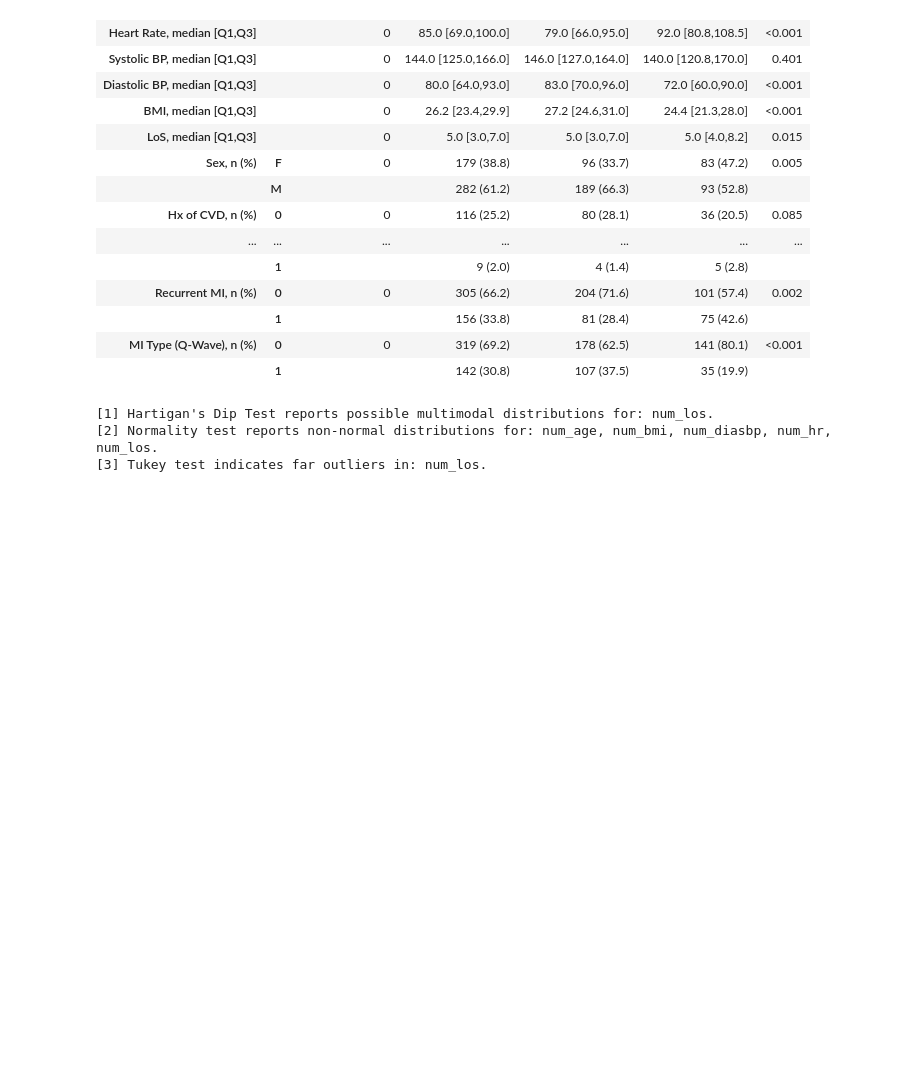
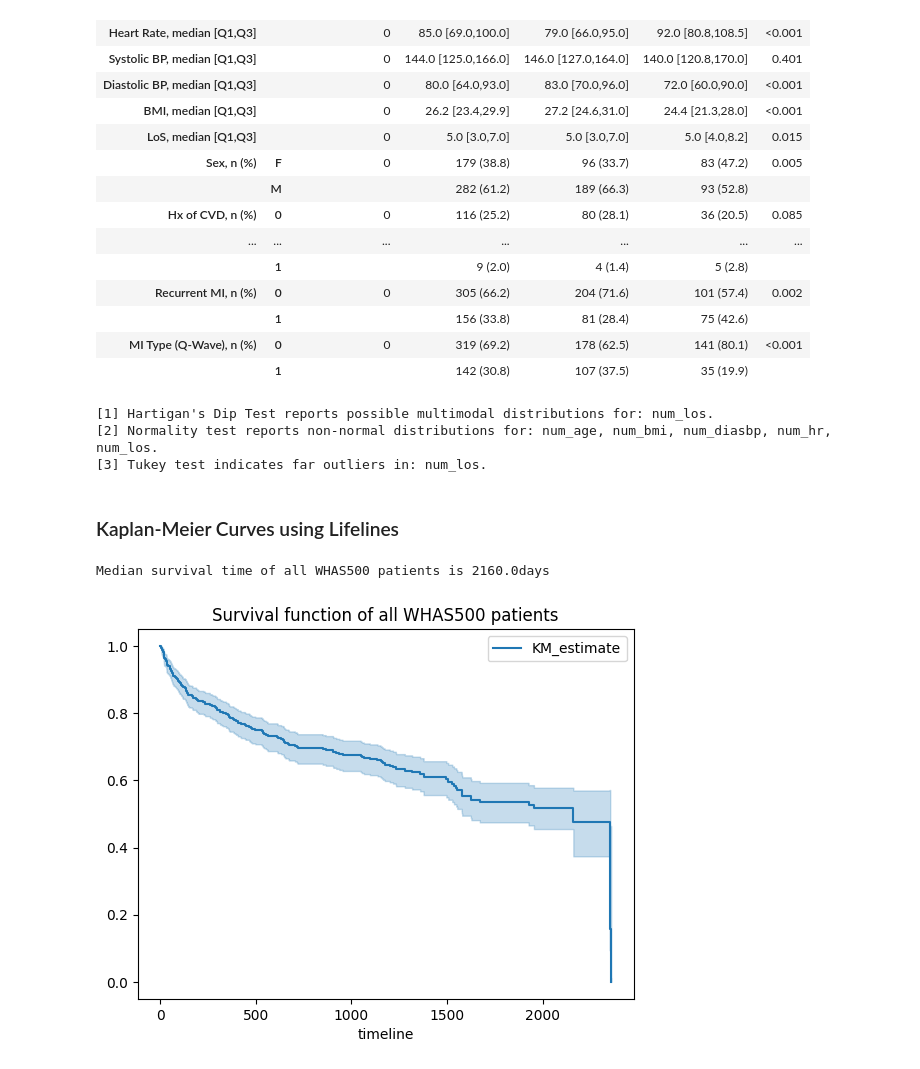
Before and after one commit to vinyasHarish95/Survival-Sandbox, a Jupyter notebook: SimpleSurvival-WHAS500.ipynb, the cells around one changed output. Cells and saved outputs as stored; diff of their text form; code cells hidden in the pictures; blank space fills up the shorter version.

Commit message:
Simple analysis - Draw KM curves for WHAS500

```diff
--- a/SimpleSurvival-WHAS500.ipynb
+++ b/SimpleSurvival-WHAS500.ipynb
@@ -78,3 +80,17 @@ tableOne
 [1] Hartigan's Dip Test reports possible multimodal distributions for: num_los.
 [2] Normality test reports non-normal distributions for: num_age, num_bmi, num_diasbp, num_hr, num_los.
 [3] Tukey test indicates far outliers in: num_los.
+# %% [markdown]
+### Kaplan-Meier Curves using Lifelines
+# %%
+# General analysis of all patients
+kmf = KaplanMeierFitter()
+kmf.fit(durations = whas500['time'],
+        event_observed=whas500['event'])
+kmf.plot_survival_function()
+plt.title('Survival function of all WHAS500 patients')
+
+print("Median survival time of all WHAS500 patients is {}days".format(kmf.median_survival_time_))
+# %% [output]
+Median survival time of all WHAS500 patients is 2160.0days
+[figure, added]
```
Also changed, not shown: parts of 4 cells of this notebook.
